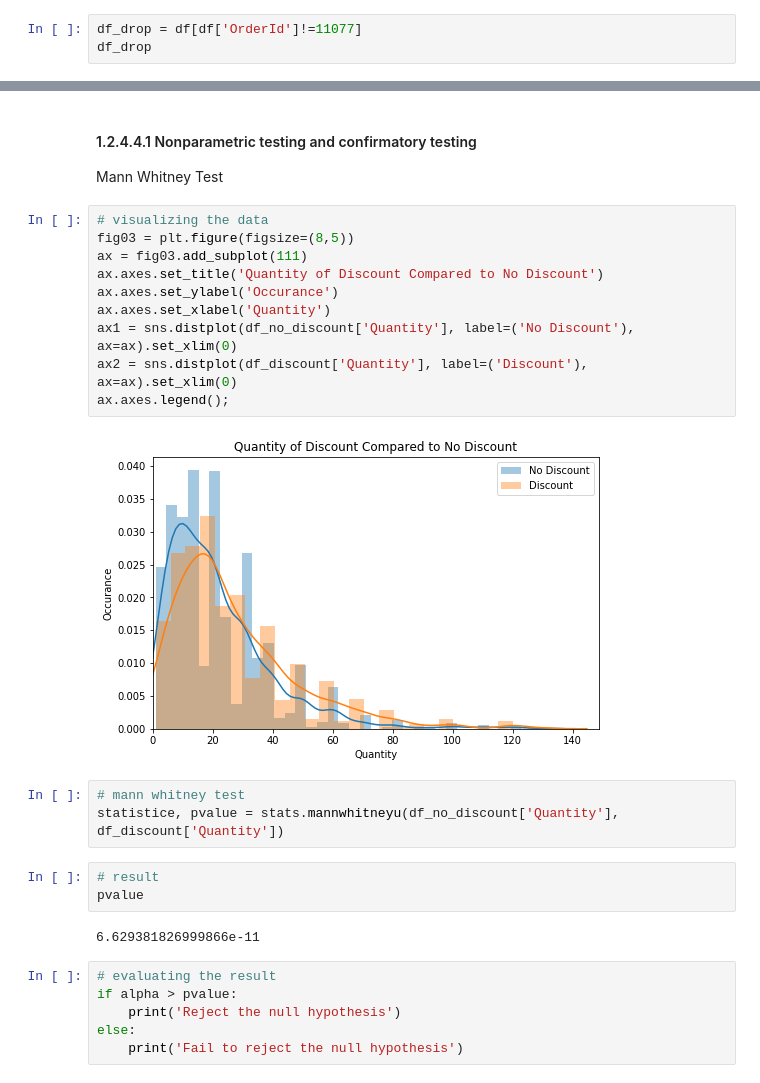
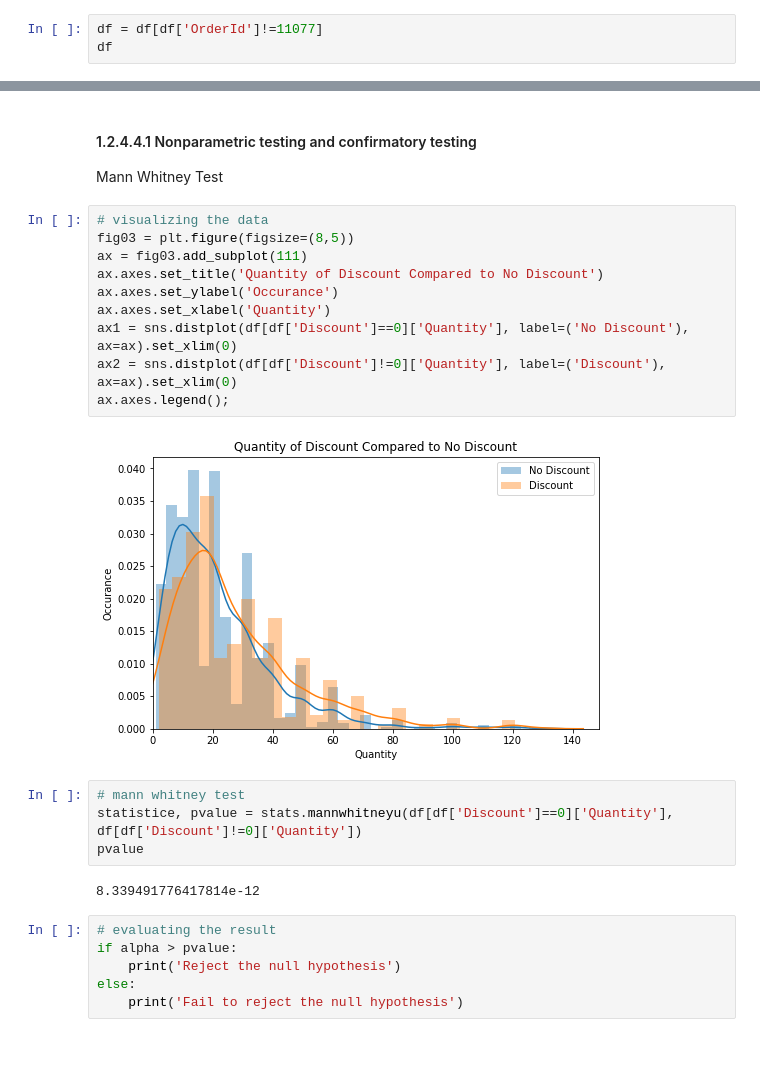
Before and after one commit to eannefawcett/Northwind-Database-Exploration, a Jupyter notebook: Discount and Quantity.ipynb, the cells around one changed output, grey strips where cells are left out. Saved outputs shown, nothing was run; the diff lists cells and outputs as text; blank space fills up the shorter version.

```diff
--- a/Discount and Quantity.ipynb
+++ b/Discount and Quantity.ipynb
@@ -251,8 +249,8 @@ df_discount_0_06
 # %% [markdown]
 After some exploration, we decided to drop order number 11077. It has a bunch of off percentages that were used only for that order, including a 1, 2, 3, 4, and 6 percent discount for one, two, or three items. Additionally, this dropped data is less than 1% percent of all data included.
 # %%
-df_drop = df[df['OrderId']!=11077]
-df_drop
+df = df[df['OrderId']!=11077]
+df
 # %% [output]
 |  | Id | OrderId | ProductId | UnitPrice | Quantity | Discount |
 | 0 | 10248/11 | 10248 | 11 | 14.00 | 12 | 0.00 |
@@ -476,23 +357,21 @@ Mann Whitney Test
 # %%
 # visualizing the data
 fig03 = plt.figure(figsize=(8,5))
 ax = fig03.add_subplot(111)
 ax.axes.set_title('Quantity of Discount Compared to No Discount')
 ax.axes.set_ylabel('Occurance')
 ax.axes.set_xlabel('Quantity')
-ax1 = sns.distplot(df_no_discount['Quantity'], label=('No Discount'), ax=ax).set_xlim(0)
-ax2 = sns.distplot(df_discount['Quantity'], label=('Discount'), ax=ax).set_xlim(0)
+ax1 = sns.distplot(df[df['Discount']==0]['Quantity'], label=('No Discount'), ax=ax).set_xlim(0)
+ax2 = sns.distplot(df[df['Discount']!=0]['Quantity'], label=('Discount'), ax=ax).set_xlim(0)
 ax.axes.legend();
 # %% [output]
-[figure, old version]
+[figure, new version]
 # %%
 # mann whitney test
-statistice, pvalue = stats.mannwhitneyu(df_no_discount['Quantity'], df_discount['Quantity'])
+statistice, pvalue = stats.mannwhitneyu(df[df['Discount']==0]['Quantity'], df[df['Discount']!=0]['Quantity'])
+pvalue
+# %% [output]
+8.339491776417814e-12
-# %%
-# result
-pvalue
-# %% [output]
-6.629381826999866e-11
 # %%
 # evaluating the result
 if alpha > pvalue:
```
Also changed, not shown: parts of 28 cells of this notebook, 3 other files.
